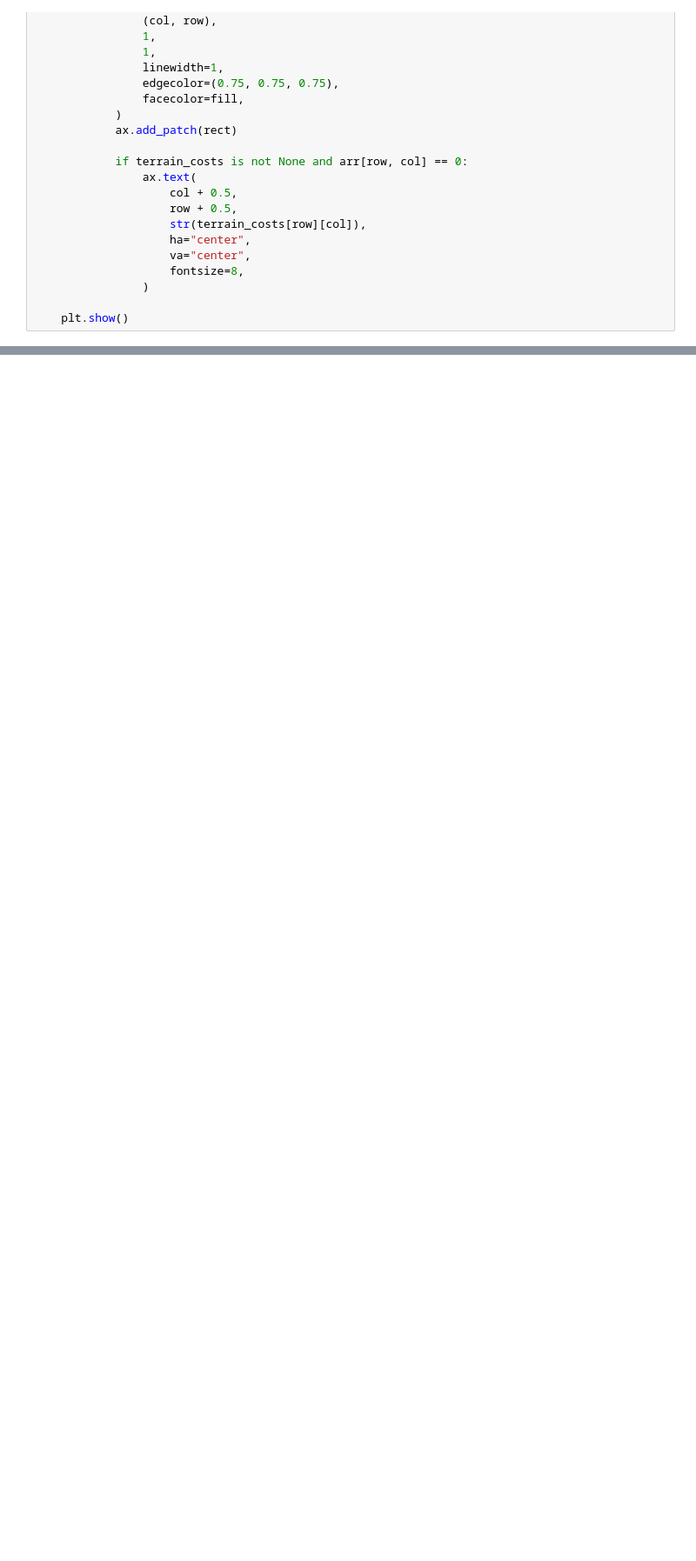
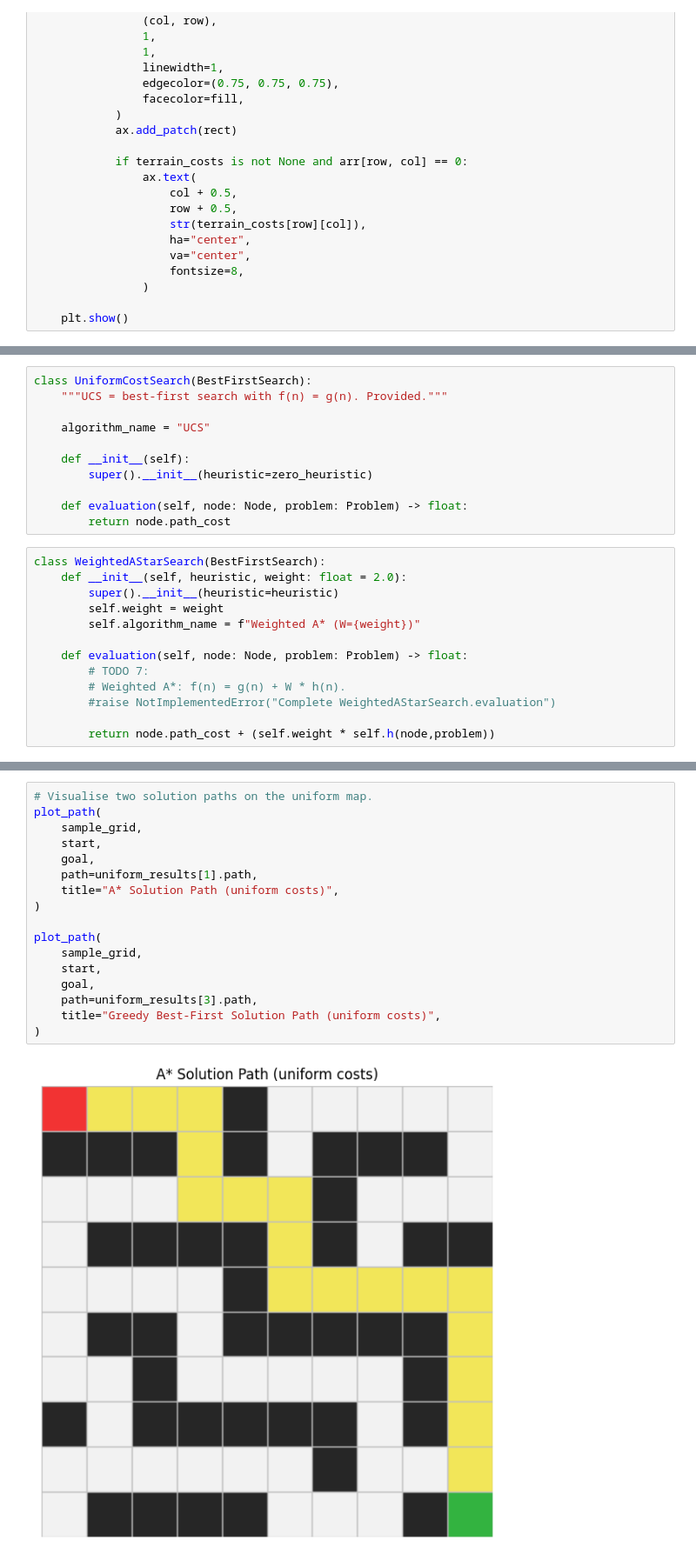
Before and after one commit to Akurang/Akurang_Gabriel_Lab1, a Jupyter notebook: Gabriel_Akurang_Lab1B.ipynb, the cells around one changed output, grey strips where cells are left out. Shown at 87% size. Drawn from its saved outputs; the diff is of its cells as text; blank space fills up the shorter version.

```diff
--- a/Gabriel_Akurang_Lab1B.ipynb
+++ b/Gabriel_Akurang_Lab1B.ipynb
@@ -277,0 +557,24 @@ def plot_path(
+# %%
+class UniformCostSearch(BestFirstSearch):
+    """UCS = best-first search with f(n) = g(n). Provided."""
+
+    algorithm_name = "UCS"
+
+    def __init__(self):
+        super().__init__(heuristic=zero_heuristic)
+
+    def evaluation(self, node: Node, problem: Problem) -> float:
+        return node.path_cost
+# %%
+class WeightedAStarSearch(BestFirstSearch):
+    def __init__(self, heuristic, weight: float = 2.0):
+        super().__init__(heuristic=heuristic)
+        self.weight = weight
+        self.algorithm_name = f"Weighted A* (W={weight})"
+
+    def evaluation(self, node: Node, problem: Problem) -> float:
+        # TODO 7:
+        # Weighted A*: f(n) = g(n) + W * h(n).
+        #raise NotImplementedError("Complete WeightedAStarSearch.evaluation")
+
+        return node.path_cost + (self.weight * self.h(node,problem))
@@ -277,0 +651,19 @@ def plot_path(
+# %%
+# Visualise two solution paths on the uniform map.
+plot_path(
+    sample_grid,
+    start,
+    goal,
+    path=uniform_results[1].path,
+    title="A* Solution Path (uniform costs)",
+)
+
+plot_path(
+    sample_grid,
+    start,
+    goal,
+    path=uniform_results[3].path,
+    title="Greedy Best-First Solution Path (uniform costs)",
+)
+# %% [output]
+[figure, added]
```
Also changed, not shown: parts of 18 cells of this notebook, 1 other file.
